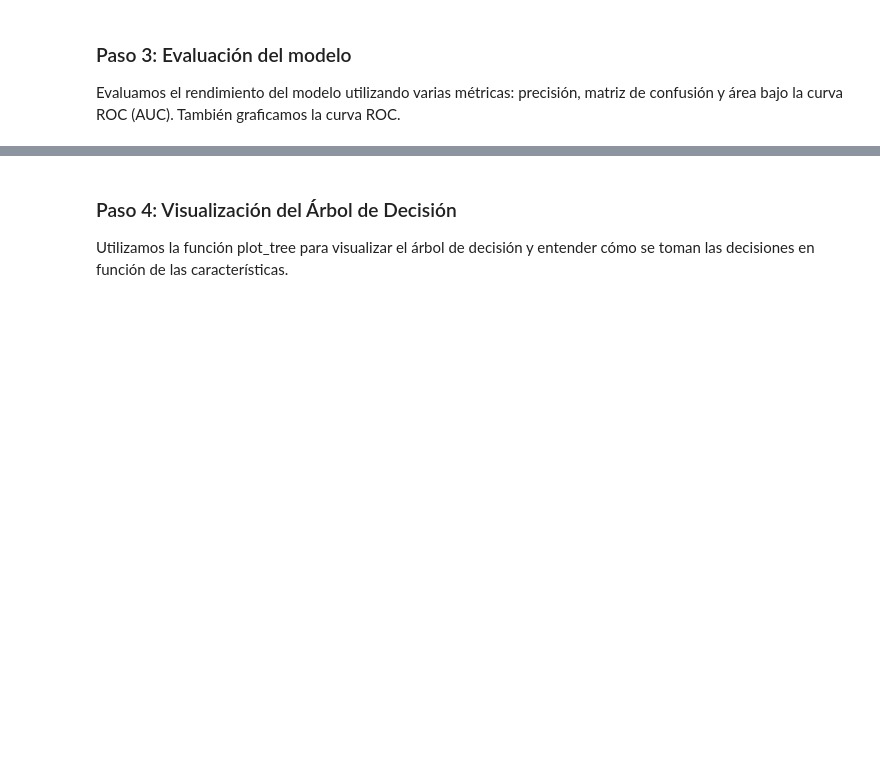
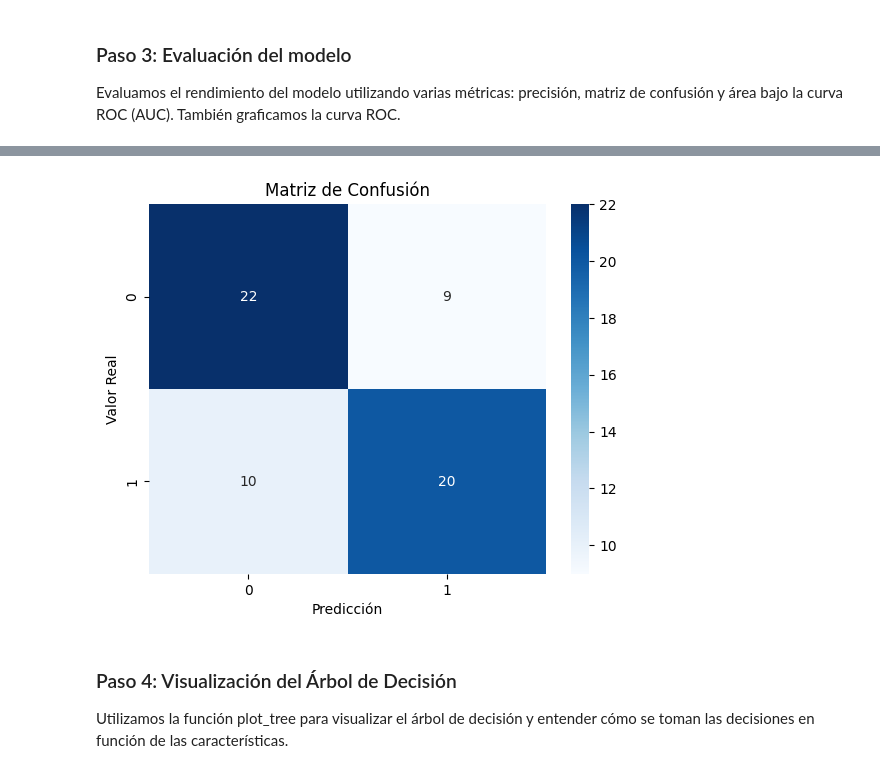
Before and after one commit to FelipeAfana/Apuntes-2-Inteligencia-Artificial, a Jupyter notebook: Fundamento_Cuaderno_11_Árboles_de_Decisión_para_Clasificación.ipynb, the cells around one changed output, grey strips where cells are left out. Cells and saved outputs as stored; diff of their text form; code cells hidden in the pictures; blank space fills up the shorter version.

```diff
--- a/Fundamento_Cuaderno_11_Árboles_de_Decisión_para_Clasificación.ipynb
+++ b/Fundamento_Cuaderno_11_Árboles_de_Decisión_para_Clasificación.ipynb
@@ -281,3 +402,13 @@ plt.show()
+# %%
+#Dibujamos la matriz de confusión con seaborn con mapa de calor
+import seaborn as sns
+sns.heatmap(conf_matrix, annot=True, fmt='d', cmap='Blues')
+plt.xlabel('Predicción')
+plt.ylabel('Valor Real')
+plt.title('Matriz de Confusión')
+plt.show()
+# %% [output]
+[figure, added]
 # %% [markdown]
 ### Paso 4: Visualización del Árbol de Decisión
 Utilizamos la función plot_tree para visualizar el árbol de decisión y entender cómo se toman las decisiones en función de las características.
```
Also changed, not shown: parts of 31 cells of this notebook.
